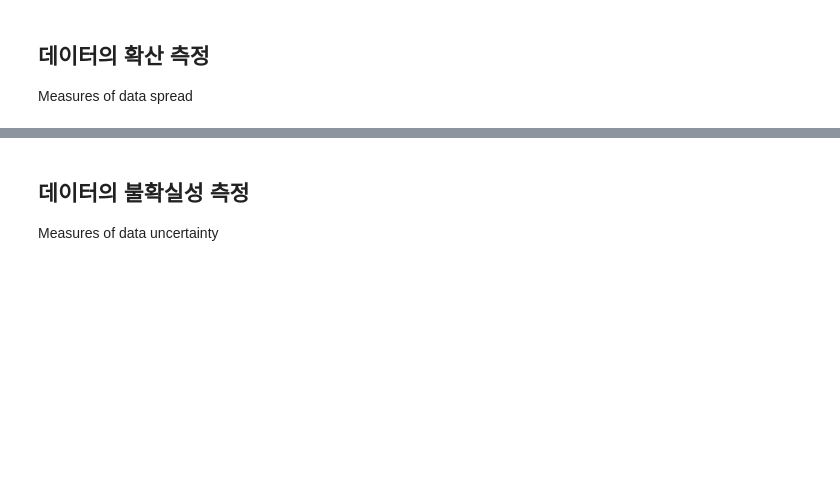
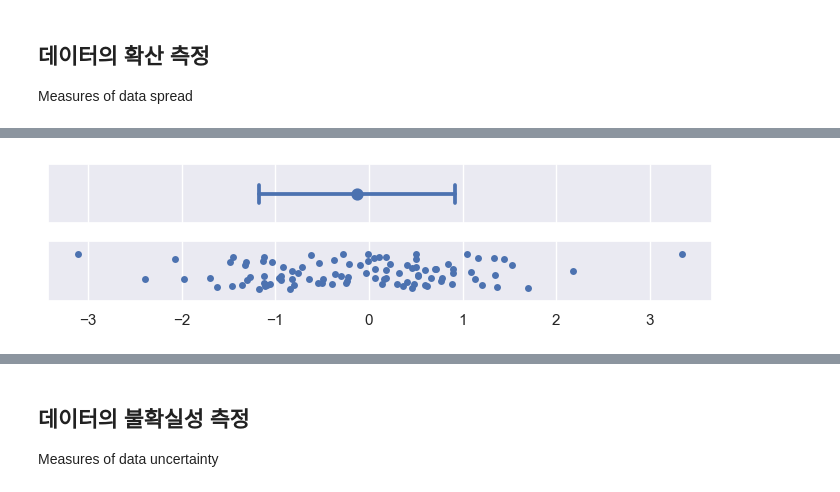
Before and after one commit to kjmn1105/Seaborn-Tuorial, a Jupyter notebook: 09_Statistical operations (1).ipynb, the cells around one changed output, grey strips where cells are left out. Saved outputs shown, nothing was run; the diff lists cells and outputs as text; code cells hidden in the pictures; blank space fills up the shorter version.

```diff
--- a/09_Statistical operations (1).ipynb
+++ b/09_Statistical operations (1).ipynb
@@ -56,0 +69,4 @@ Measures of data spread
+# %%
+plot_errorbars('sd')
+# %% [output]
+[figure, added]
```
Also changed, not shown: parts of 5 cells of this notebook.
